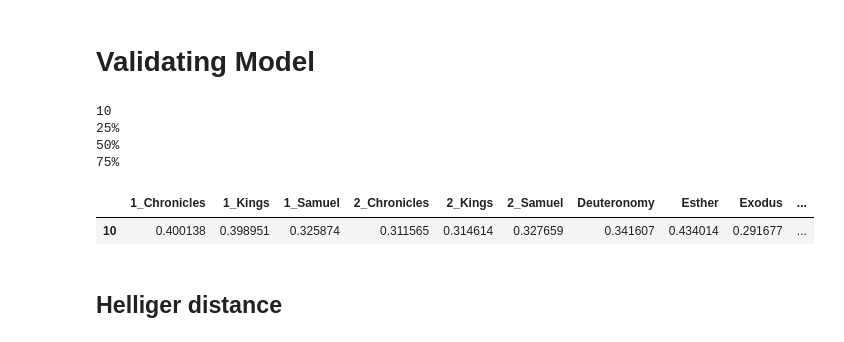
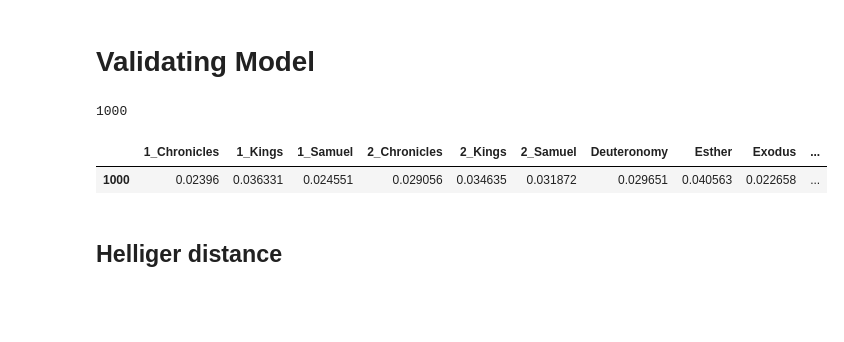
Before and after one commit to ETCBC/Probabilistic_Language_Change, a Jupyter notebook: Markov chain analysis.ipynb, the cells around one changed output. Drawn from its saved outputs; the diff is of its cells as text; code cells hidden in the pictures; blank space fills up the shorter version.

```diff
--- a/Markov chain analysis.ipynb
+++ b/Markov chain analysis.ipynb
@@ -142,7 +142,7 @@ def validateModel(df, sampleSize):
 # %% [markdown]
 ## Analysis
 # %%
-data = all_data['phrase_functions']
-unique_functions = unique(otype='phrase', feature='function') # N.B., I've added back our excluded functions
+data = all_data['clause_types']
+unique_functions = unique(otype='clause', feature='typ') # N.B., I've added back our excluded functions
 print(unique_functions)
 # %% [output]
@@ -186,29 +186,26 @@ plt.show()
 # Validating Model
 # %%
 df_validation = pd.DataFrame()
-for sampleSize in [10]:
+for sampleSize in [1000]:
     print(sampleSize)
     random = pd.DataFrame(columns = list(data.keys()))
-    for i in range(0,100):
+    for i in range(0,1):
         if(i == 25):
             print("25%")
         if(i == 50):
             print("50%")
         if(i == 75):
             print("75%")
         results = validateModel(data, sampleSize)
         res = pd.DataFrame(results,index=[i])
         random = random.append(res)
     df_validation[sampleSize] = random.mean(0)
 df_validation = df_validation.transpose()
 df_validation
 # %% [output]
-10
-25%
-50%
-75%
+1000
 |  | 1_Chronicles | 1_Kings | 1_Samuel | 2_Chronicles | 2_Kings | 2_Samuel | Deuteronomy | Esther | Exodus | ... |
-| 10 | 0.400138 | 0.398951 | 0.325874 | 0.311565 | 0.314614 | 0.327659 | 0.341607 | 0.434014 | 0.291677 | ... |
+| 1000 | 0.02396 | 0.036331 | 0.024551 | 0.029056 | 0.034635 | 0.031872 | 0.029651 | 0.040563 | 0.022658 | ... |
 # %% [markdown]
 ## Helliger distance
 # %%
```
Also changed, not shown: parts of 4 cells of this notebook.
